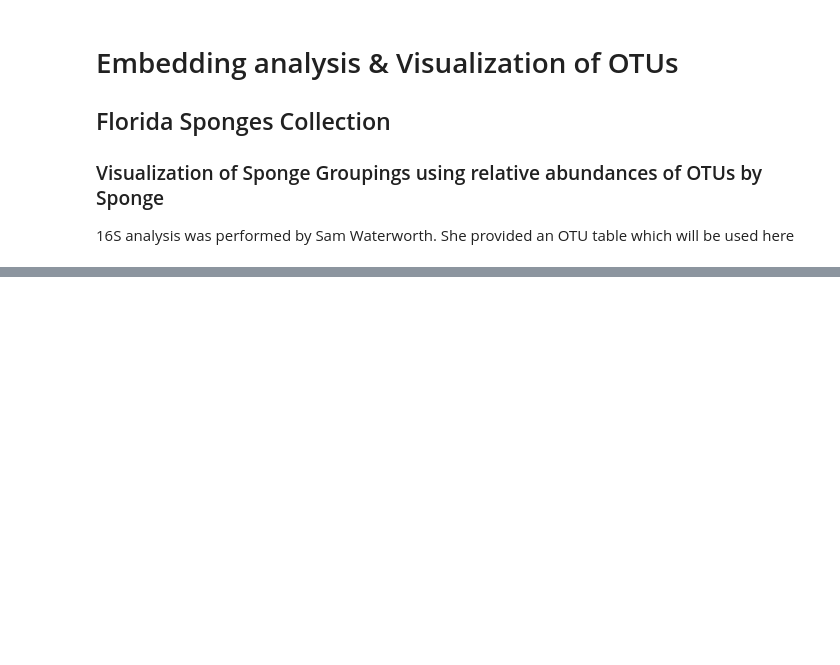
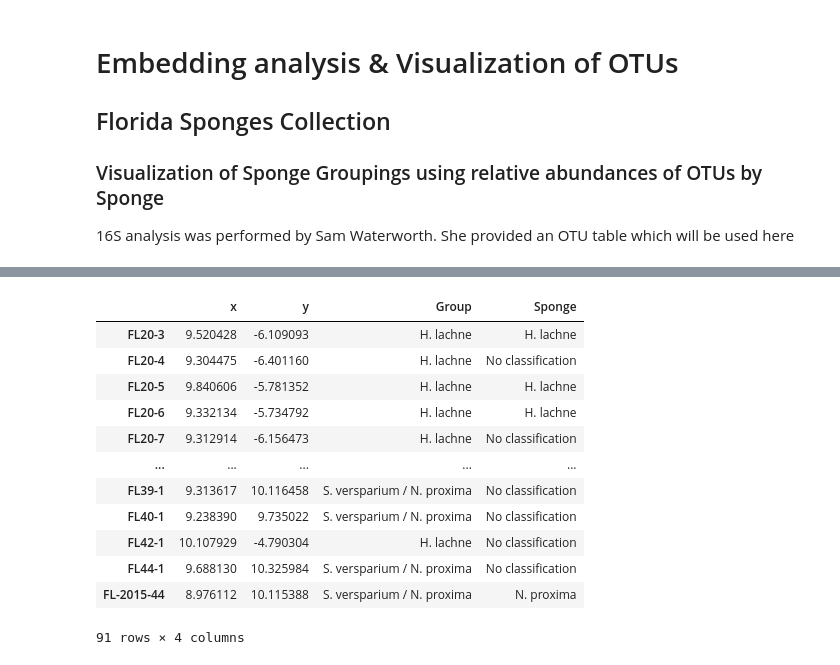
Before and after one commit to WiscEvan/marine_drugs, a Jupyter notebook: notebooks/otu_embeddings.ipynb, the cells around one changed output, grey strips where cells are left out. Saved outputs shown, nothing was run; the diff lists cells and outputs as text; code cells hidden in the pictures; blank space fills up the shorter version.

Commit message:
:art: Add annotations on Sam's groupings

```diff
--- a/notebooks/otu_embeddings.ipynb
+++ b/notebooks/otu_embeddings.ipynb
@@ -129,8 +130,8 @@ otus = OTUS(
     sample2sponge="../data/16S/sample2sponge.txt")
 # %%
 method = "umap"
-out = f"../figures/16S_{method}_embedding.pdf"
-# out = None
+# out = f"../figures/16S_{method}_embedding.pdf"
+out = None
 umap_df = otus.plot_embedding(method=method, out=out)
 # %% [output]
 [interactive output not drawn]
@@ -138,2 +191,19 @@ umap_df = otus.plot_embedding(method=method, out=out)
+# %%
+# H. lachne: [9 < x < 11] & [-6.5 < y < -4] & Sample != FL-2015-15 & Sample != FL-2015-27
+x_min = umap_df.x > 9
+x_max = umap_df.x < 11
+y_min = umap_df.y > -6.5
+y_max = umap_df.y < -4
+not_sample1 = umap_df.index != "FL-2015-15"
+not_sample2 = umap_df.index != "FL-2015-27"
+h_lachne = umap_df[x_min & x_max & y_min & y_max & not_sample1 & not_sample2]
+
+# I. felix: [9.2 < x < 10.4] & [-4.5 < y < -2] & Sample != FL46-1-B
+x_min = umap_df.x > 9.2
+x_max = umap_df.x < 10.4
+y_min = umap_df.y > -4.5
+y_max = umap_df.y < -2
+not_sample = umap_df.index != "FL46-1-B"
+i_felix = umap_df[x_min & x_max & y_min & y_max & not_sample]
 # %% [markdown]
 The group in the lower left is completely unclassified in terms of Sponge. Let's see what these samples are...
@@ -140,2 +214,2 @@ The group in the lower left is completely unclassified in terms of Sponge. Let's
 # %%
-umap_df[umap_df.x < 0]
+mystery_bottom_left = umap_df[umap_df.x < 0]
@@ -156,0 +230,27 @@ Here is the bottom right grouping:
+# %%
+groupings = {
+    "mystery top right": mystery_top_right,
+    "T. ignis":t_ignis,
+    "S. versparium / N. proxima":s_versparium_n_proxima,
+    "H. lachne": h_lachne,
+    "I. felix":i_felix,
+    "mystery bottom left":mystery_bottom_left}
+
+for name, group in groupings.items():
+    umap_df.loc[umap_df.index.isin(group.index), "Group"] = name
+
+umap_df
+# %% [output]
+|  | x | y | Group | Sponge |
+| FL20-3 | 9.520428 | -6.109093 | H. lachne | H. lachne |
+| FL20-4 | 9.304475 | -6.401160 | H. lachne | No classification |
+| FL20-5 | 9.840606 | -5.781352 | H. lachne | H. lachne |
+| FL20-6 | 9.332134 | -5.734792 | H. lachne | H. lachne |
+| FL20-7 | 9.312914 | -6.156473 | H. lachne | No classification |
+| ... | ... | ... | ... | ... |
+| FL39-1 | 9.313617 | 10.116458 | S. versparium / N. proxima | No classification |
+| FL40-1 | 9.238390 | 9.735022 | S. versparium / N. proxima | No classification |
+| FL42-1 | 10.107929 | -4.790304 | H. lachne | No classification |
+| FL44-1 | 9.688130 | 10.325984 | S. versparium / N. proxima | No classification |
+| FL-2015-44 | 8.976112 | 10.115388 | S. versparium / N. proxima | N. proxima |
+91 rows × 4 columns
```
Also changed, not shown: parts of 33 cells of this notebook.
